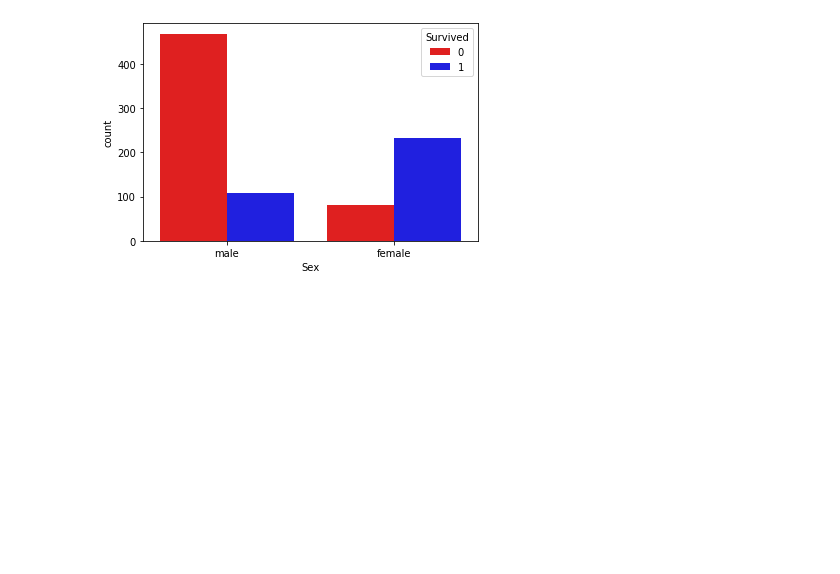
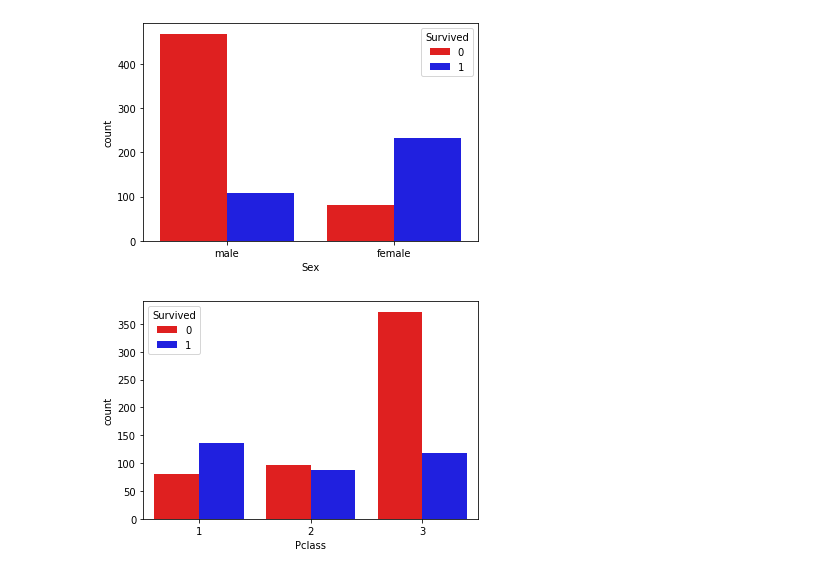
Before and after one commit to h2o4sure01/titanic-prediction, a Jupyter notebook: titanic prediction.ipynb, the cells around one changed output. Saved outputs shown, nothing was run; the diff lists cells and outputs as text; code cells hidden in the pictures; blank space fills up the shorter version.

```diff
--- a/titanic prediction.ipynb
+++ b/titanic prediction.ipynb
@@ -28,3 +28,7 @@ def countplot(var):
 countplot('Sex')
 # %% [output]
 [figure]
+# %%
+countplot('Pclass')
+# %% [output]
+[figure, added]
```
Also changed, not shown: parts of 9 cells of this notebook.
